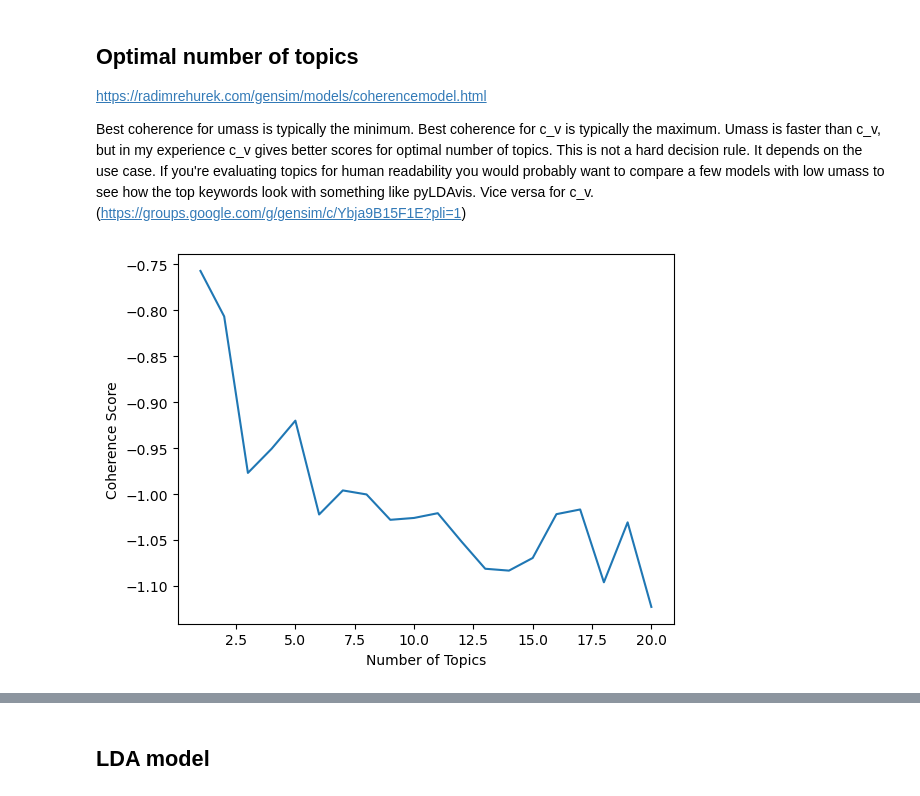
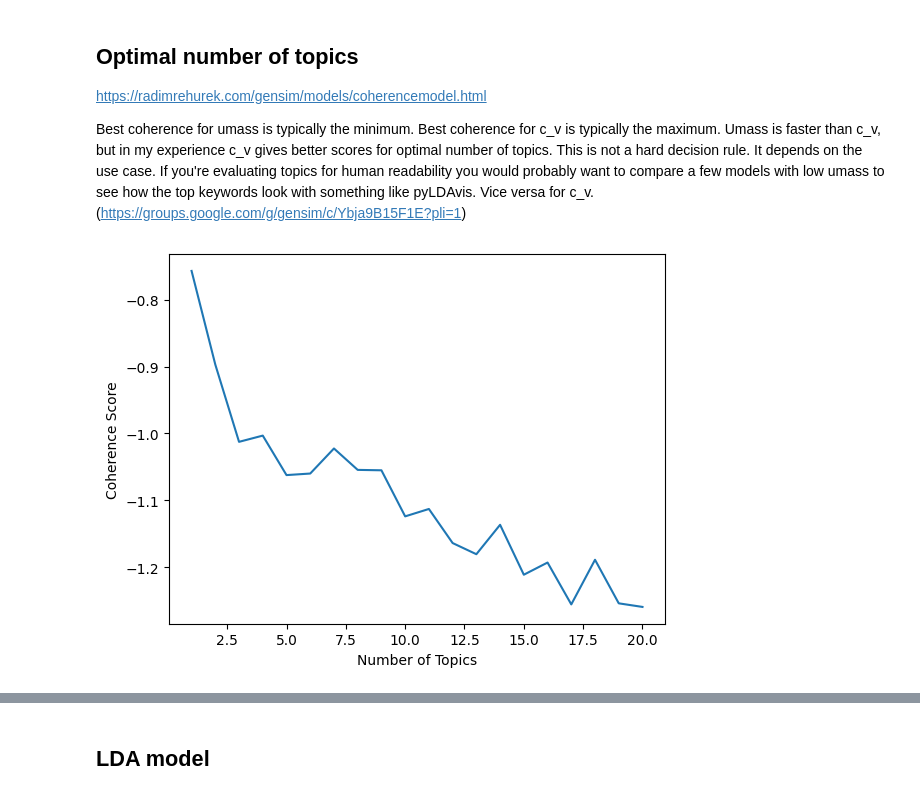
Before and after one commit to darkdonna/wiki_nlp, a Jupyter notebook: Western Europe Wiki/WE Wiki - NoGeo.ipynb, the cells around one changed output, grey strips where cells are left out. Drawn from its saved outputs; the diff is of its cells as text; code cells hidden in the pictures.

```diff
--- a/Western Europe Wiki/WE Wiki - NoGeo.ipynb
+++ b/Western Europe Wiki/WE Wiki - NoGeo.ipynb
@@ -363,22 +412,22 @@ Best coherence for umass is typically the minimum. Best coherence for c_v is typ
 # %%
 topics = []
 score = []
 for i in range(1,21,1):
     lda_model = LdaMulticore(corpus = corpus, id2word = dictionary,
-                             iterations = 10, num_topics = i,
-                             workers = 4, passes = 10,
+                             iterations = 300, num_topics = i,
+                             workers = 4, passes = 30,
                              random_state = 100)
     cm = CoherenceModel(model = lda_model, corpus = corpus, dictionary = dictionary,
                         coherence='u_mass')
     topics.append(i)
     score.append(cm.get_coherence())
 
 _=plt.plot(topics, score)
 _=plt.xlabel('Number of Topics')
 _=plt.ylabel('Coherence Score')
 plt.show()
 # %% [output]
-[figure, old version]
+[figure, new version]
 # %%
 # Calculating the coherence score using C_v
 # also cm.get_coherence_per_topic()
```
Also changed, not shown: parts of 19 cells of this notebook, 5 other files.
